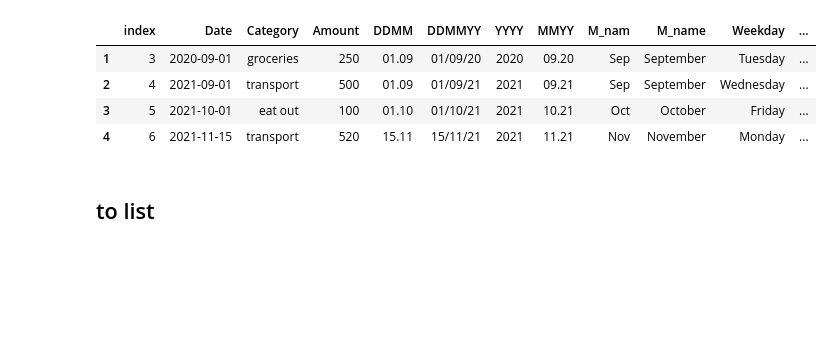
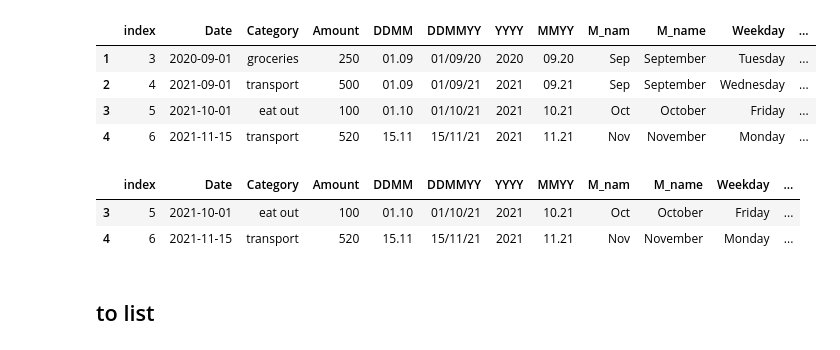
Before and after one commit to EvgeniiZorin/Handbook_Statistics-Probability-and-ML, a Jupyter notebook: _Pandas.ipynb, the cells around one changed output. Saved outputs shown, nothing was run; the diff lists cells and outputs as text; code cells hidden in the pictures; blank space fills up the shorter version.

```diff
--- a/_Pandas.ipynb
+++ b/_Pandas.ipynb
@@ -1818,6 +1818,12 @@ Most recent date: 2022-09-01 00:00:00
 | 2 | 4 | 2021-09-01 | transport | 500 | 01.09 | 01/09/21 | 2021 | 09.21 | Sep | September | Wednesday | ... |
 | 3 | 5 | 2021-10-01 | eat out | 100 | 01.10 | 01/10/21 | 2021 | 10.21 | Oct | October | Friday | ... |
 | 4 | 6 | 2021-11-15 | transport | 520 | 15.11 | 15/11/21 | 2021 | 11.21 | Nov | November | Monday | ... |
+# %%
+df1[ (df1['Date'] >= '10.1.2021') & (df1['Date'] < '2022') ]
+# %% [output]
+|  | index | Date | Category | Amount | DDMM | DDMMYY | YYYY | MMYY | M_nam | M_name | Weekday | ... |
+| 3 | 5 | 2021-10-01 | eat out | 100 | 01.10 | 01/10/21 | 2021 | 10.21 | Oct | October | Friday | ... |
+| 4 | 6 | 2021-11-15 | transport | 520 | 15.11 | 15/11/21 | 2021 | 11.21 | Nov | November | Monday | ... |
 # %% [markdown]
 ## to list
 # %%
```
